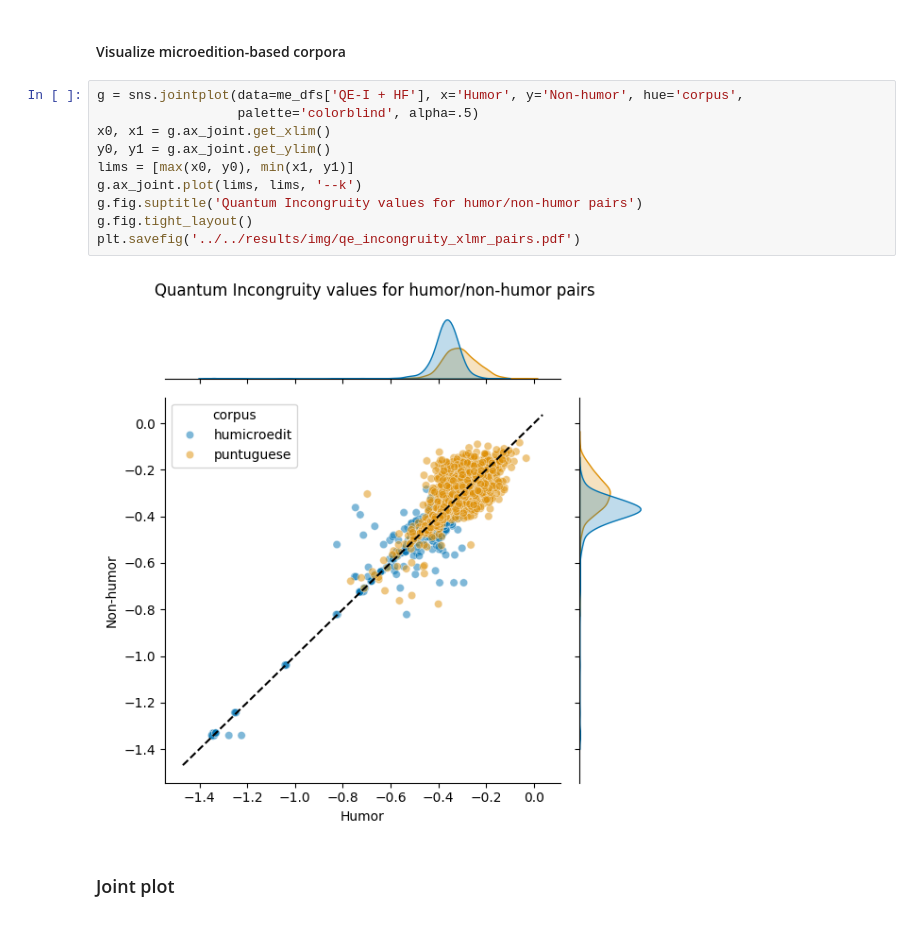
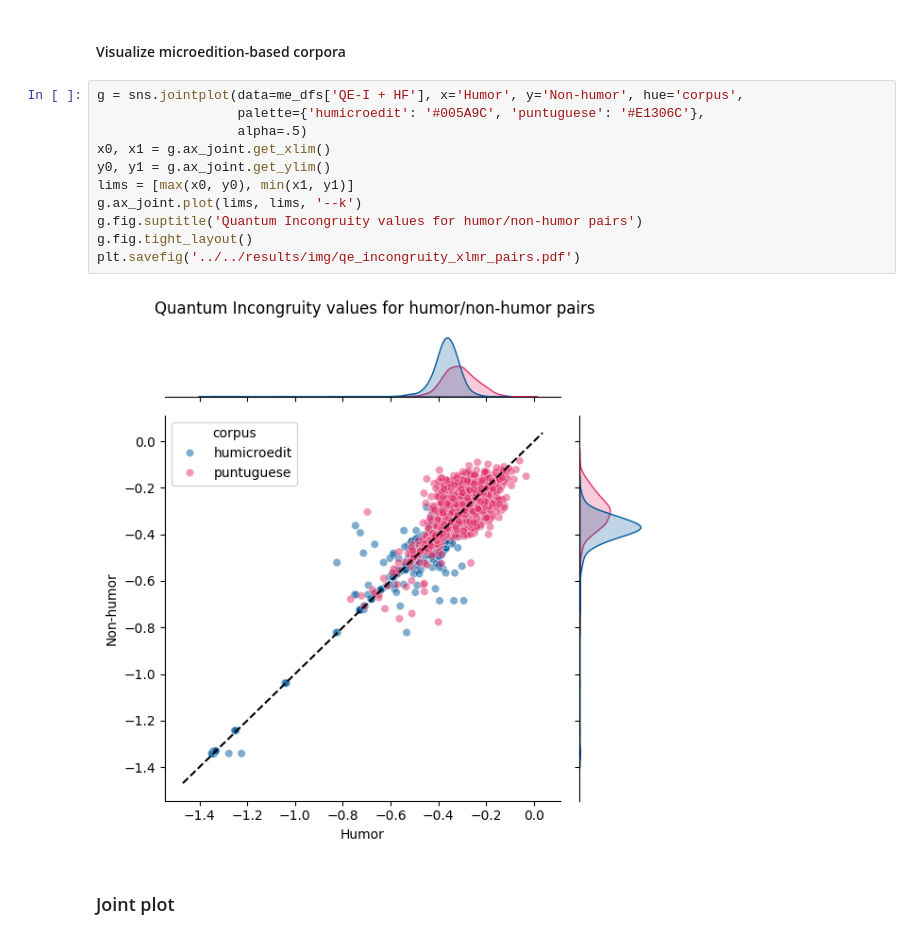
Before and after one commit to NLP-CISUC/Humetrix, a Jupyter notebook: scripts/analyses/rq2_representation_tradeoffs.ipynb, the cells around one changed output. Saved outputs shown, nothing was run; the diff lists cells and outputs as text.

Commit message:
Update colors to match corpora palette in RQ3

```diff
--- a/scripts/analyses/rq2_representation_tradeoffs.ipynb
+++ b/scripts/analyses/rq2_representation_tradeoffs.ipynb
@@ -180,16 +181,17 @@ plt.savefig('../../results/img/qe_incongruity_xlmr.pdf')
 #### Visualize microedition-based corpora
 # %%
 g = sns.jointplot(data=me_dfs['QE-I + HF'], x='Humor', y='Non-humor', hue='corpus',
-                  palette='colorblind', alpha=.5)
+                  palette={'humicroedit': '#005A9C', 'puntuguese': '#E1306C'},
+                  alpha=.5)
 x0, x1 = g.ax_joint.get_xlim()
 y0, y1 = g.ax_joint.get_ylim()
 lims = [max(x0, y0), min(x1, y1)]
 g.ax_joint.plot(lims, lims, '--k')
 g.fig.suptitle('Quantum Incongruity values for humor/non-humor pairs')
 g.fig.tight_layout()
 plt.savefig('../../results/img/qe_incongruity_xlmr_pairs.pdf')
 # %% [output]
-[figure, old version]
+[figure, new version]
 # %% [markdown]
 ### Joint plot
 # %%
```
Also changed, not shown: parts of 1 cell of this notebook, 2 other files.
